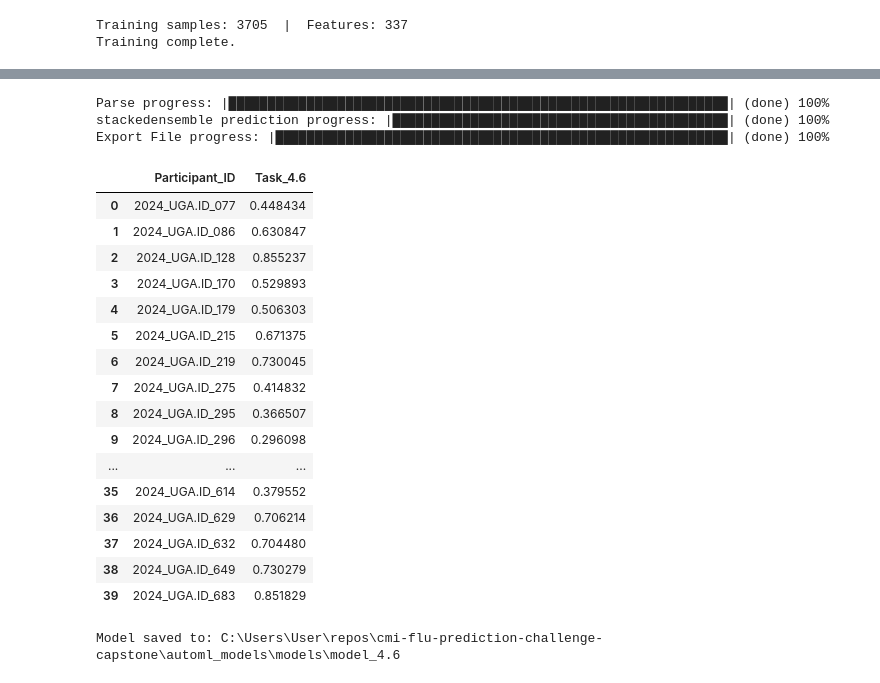
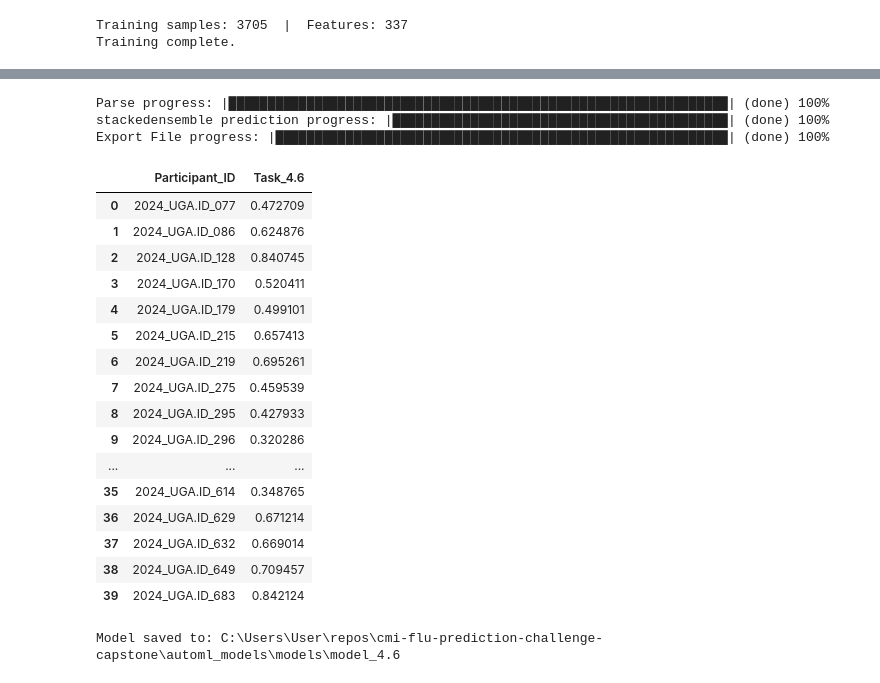
Before and after one commit to DirtyChay/cmi-flu-prediction-challenge-capstone, a Jupyter notebook: automl_models/task_4_6.ipynb, the cells around one changed output, grey strips where cells are left out. Saved outputs shown, nothing was run; the diff lists cells and outputs as text; code cells hidden in the pictures.

```diff
--- a/automl_models/task_4_6.ipynb
+++ b/automl_models/task_4_6.ipynb
@@ -42,6 +42,8 @@ from scipy.stats import spearmanr
 # %%
 challenge_participants = pd.read_csv(CHALLENGE_DATA_PATH + '/challenge_participants_cleaned.csv')
 challenge_hai = pd.read_csv(CHALLENGE_DATA_PATH + '/challenge_hai_cleaned.csv')
+challenge_tran = pd.read_csv(CHALLENGE_DATA_PATH + '/challenge_transcriptomics_cleaned.csv')
 challenge_data = challenge_hai.merge(challenge_participants, on='participant_id', how='inner')
+challenge_data = challenge_data.merge(challenge_tran, on='participant_id', how='left')
 print(f'Challenge shape: {challenge_data.shape}')
 # %% [output]
@@ -260,7 +262,9 @@ Connecting to H2O server at http://127.0.0.1:54321 ... successful.
 | Python_version: | 3.13.12 final |
 # %%
 hai_col_types = {c: 'real' for c in hai_feature_cols}
-data = h2o.H2OFrame(df, column_types=hai_col_types)
+tran_col_types = {c: 'real' for c in surviving_tran}
+col_types = {**hai_col_types, **tran_col_types}
+data = h2o.H2OFrame(df, column_types=col_types)
 print(f'H2OFrame shape: {data.shape}')
 # %% [output]
 Parse progress: |████████████████████████████████████████████████████████████████| (done) 100%
@@ -357,36 +361,37 @@ Best base model: GBM_4_AutoML_1_20260527_202837
 <Figure size 640x480 with 0 Axes>
 # %%
 challenge_col_types = {c: 'real' for c in hai_feature_cols if c in challenge_data.columns}
+challenge_col_types.update({c: 'real' for c in surviving_tran if c in challenge_data.columns})
 challenge_hf = h2o.H2OFrame(challenge_data, column_types=challenge_col_types)
 y_pred = top_model.predict(challenge_hf).as_data_frame(use_multi_thread=True)['predict']
 
 results = pd.DataFrame({
     'Participant_ID': challenge_data['participant_id'].values,
     'Task_4.6': y_pred,  # fraction — no inverse transform
 })
 results.to_csv(f'{SUBMISSION_PATH}/task_4_6.csv', index=False)
 results
 # %% [output]
 Parse progress: |████████████████████████████████████████████████████████████████| (done) 100%
 stackedensemble prediction progress: |███████████████████████████████████████████| (done) 100%
 Export File progress: |██████████████████████████████████████████████████████████| (done) 100%
 |  | Participant_ID | Task_4.6 |
-| 0 | 2024_UGA.ID_077 | 0.448434 |
-| 1 | 2024_UGA.ID_086 | 0.630847 |
-| 2 | 2024_UGA.ID_128 | 0.855237 |
-| 3 | 2024_UGA.ID_170 | 0.529893 |
-| 4 | 2024_UGA.ID_179 | 0.506303 |
-| 5 | 2024_UGA.ID_215 | 0.671375 |
-| 6 | 2024_UGA.ID_219 | 0.730045 |
-| 7 | 2024_UGA.ID_275 | 0.414832 |
-| 8 | 2024_UGA.ID_295 | 0.366507 |
-| 9 | 2024_UGA.ID_296 | 0.296098 |
+| 0 | 2024_UGA.ID_077 | 0.472709 |
+| 1 | 2024_UGA.ID_086 | 0.624876 |
+| 2 | 2024_UGA.ID_128 | 0.840745 |
+| 3 | 2024_UGA.ID_170 | 0.520411 |
+| 4 | 2024_UGA.ID_179 | 0.499101 |
+| 5 | 2024_UGA.ID_215 | 0.657413 |
+| 6 | 2024_UGA.ID_219 | 0.695261 |
+| 7 | 2024_UGA.ID_275 | 0.459539 |
+| 8 | 2024_UGA.ID_295 | 0.427933 |
+| 9 | 2024_UGA.ID_296 | 0.320286 |
 | ... | ... | ... |
-| 35 | 2024_UGA.ID_614 | 0.379552 |
-| 36 | 2024_UGA.ID_629 | 0.706214 |
-| 37 | 2024_UGA.ID_632 | 0.704480 |
-| 38 | 2024_UGA.ID_649 | 0.730279 |
-| 39 | 2024_UGA.ID_683 | 0.851829 |
+| 35 | 2024_UGA.ID_614 | 0.348765 |
+| 36 | 2024_UGA.ID_629 | 0.671214 |
+| 37 | 2024_UGA.ID_632 | 0.669014 |
+| 38 | 2024_UGA.ID_649 | 0.709457 |
+| 39 | 2024_UGA.ID_683 | 0.842124 |
 # %%
 model_path = h2o.save_model(model=top_model, path='.', filename='models/model_4.6', force=True)
 print(f'Model saved to: {model_path}')
```
Also changed, not shown: parts of 7 cells of this notebook, 4 other files.
